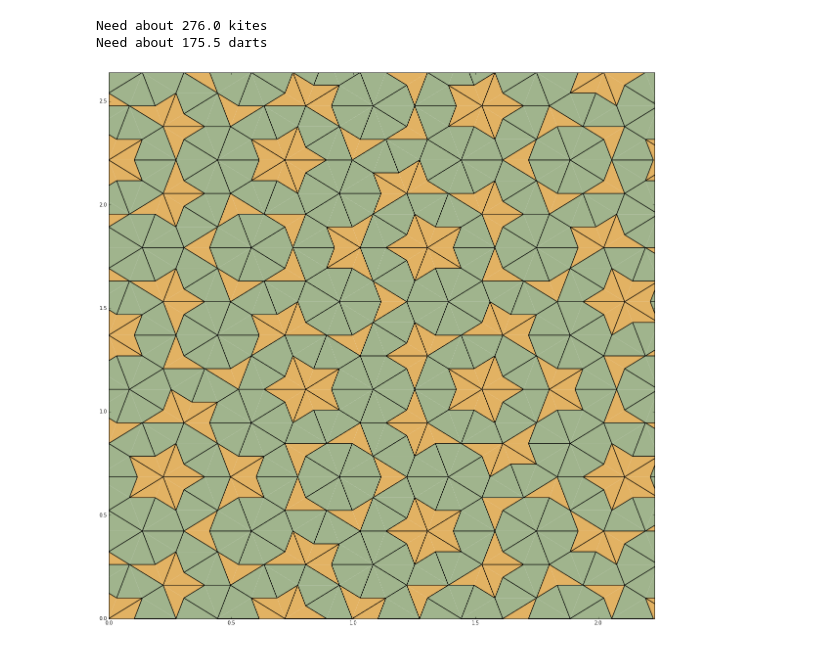
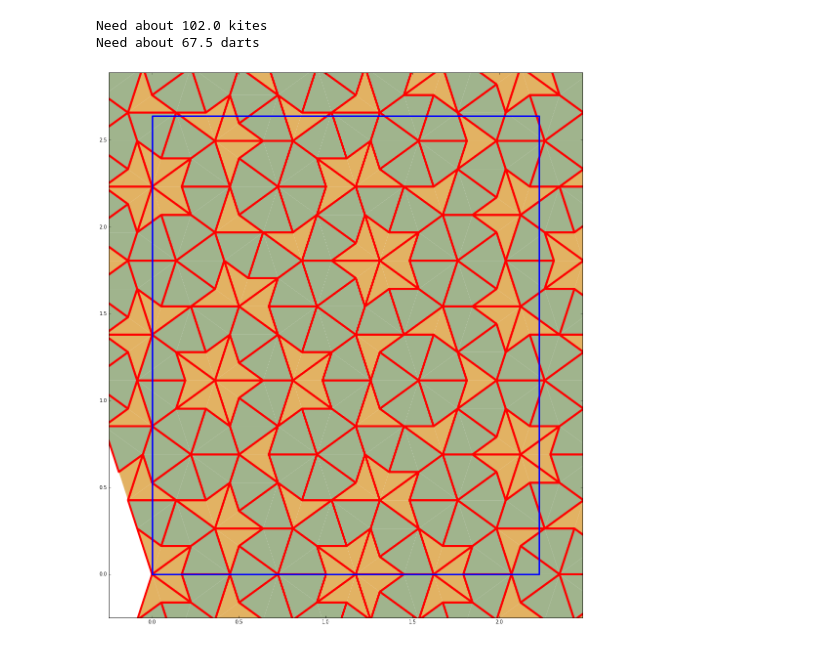
Before and after one commit to MichielStock/Just_for_fun, a Jupyter notebook: Penrose_tiling.ipynb, the cells around one changed output. Cells and saved outputs as stored; diff of their text form; code cells hidden in the pictures.

Commit message:
added some margin

```diff
--- a/Penrose_tiling.ipynb
+++ b/Penrose_tiling.ipynb
@@ -116,49 +116,55 @@ def make_ace():
     return right_half + left_half
 # %%
 # parameters to tune
-length_long_side = 0.170
+length_long_side = 0.275 +2.0e-3 #0.170
 width = 2.23
 length = 2.64
+margin = 0.25
 kite_color = map(lambda x : x /255.0, (226, 178, 99))
 dart_color = map(lambda x : x /255.0, (160, 180, 141))
-n_iterations = 8
-start_fig = make_star()
+n_iterations = 12
+start_fig = make_dart()
 
 limit_check = lambda tr : triangle_in_range(tr, (0, width), (0, length))
 
 # calculate figures
 triangles = start_fig
 for subdiv in range(n_iterations):
     triangles = subdivide(triangles)
 
 # scale
 kind, A, B, C = triangles[0]
 current_length = max(abs(A-B) , abs(B-C))
-triangles = map(lambda tr : scale(tr, length_long_side/current_length), triangles)
+triangles = map(lambda tr : scale(tr, length_long_side / current_length), triangles)
 
 # plot figures
+triangles_in_frame = filter(lambda x : limit_check(x) == 1, triangles)
 coord_tr, colors = tuples_to_coordinates(triangles)
 
-poly_collection = PolyCollection(coord_tr, facecolors=[kite_color if c is 1 else dart_color for c in colors], linewidths=0)
-edge_collection = LineCollection(coord_tr, colors='k')
+poly_collection = PolyCollection(coord_tr,
+                facecolors=[kite_color if c is 1 else dart_color for c in colors],
+                linewidths=0)
+edge_collection = LineCollection(coord_tr, colors='r', lw=4)
 
 fig, ax = plt.subplots(figsize=(20,20))
 ax.add_collection(poly_collection)
 ax.add_collection(edge_collection)
-ax.set_xlim(0, width)
-ax.set_ylim(0, length)
-ax.autoscale_view()
+ax.set_xlim(0-margin, width + margin)
+ax.set_ylim(0-margin, length +margin)
+#ax.axis('equal')
+#plt.axis([0, width, 0, length])
+ax.set_aspect('equal')
 
-
+ax.plot([0, 0, width, width, 0], [0, length, length, 0, 0], lw=3, color='blue')
 
 kites_complete = filter(lambda x : x[0] is 0 and limit_check(x) > 0, triangles)
 darts_complete = filter(lambda x : x[0] is 1 and limit_check(x) > 0, triangles)
 
 print 'Need about %s kites' %(len(kites_complete) * 0.5)
 print 'Need about %s darts' %(len(darts_complete) * 0.5)
 
-#fig.savefig('Penrose_tiling_75060_75080.jpg')
+fig.savefig('Penrose_tiling_75060_75080.jpg')
 # %% [output]
-Need about 276.0 kites
-Need about 175.5 darts
+Need about 102.0 kites
+Need about 67.5 darts
-[figure, old version]
+[figure, new version]
```
Also changed, not shown: parts of 1 cell of this notebook, 2 other files.
